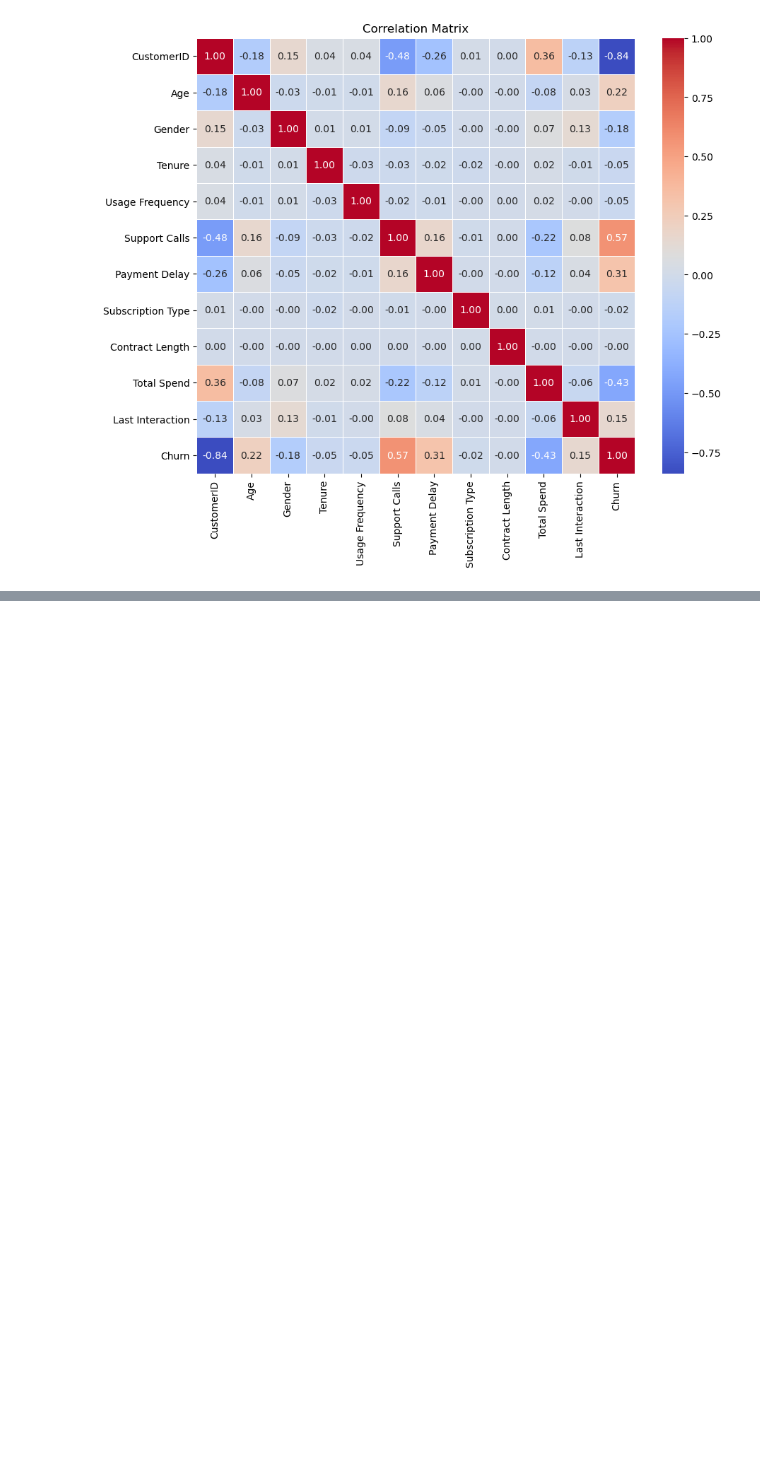
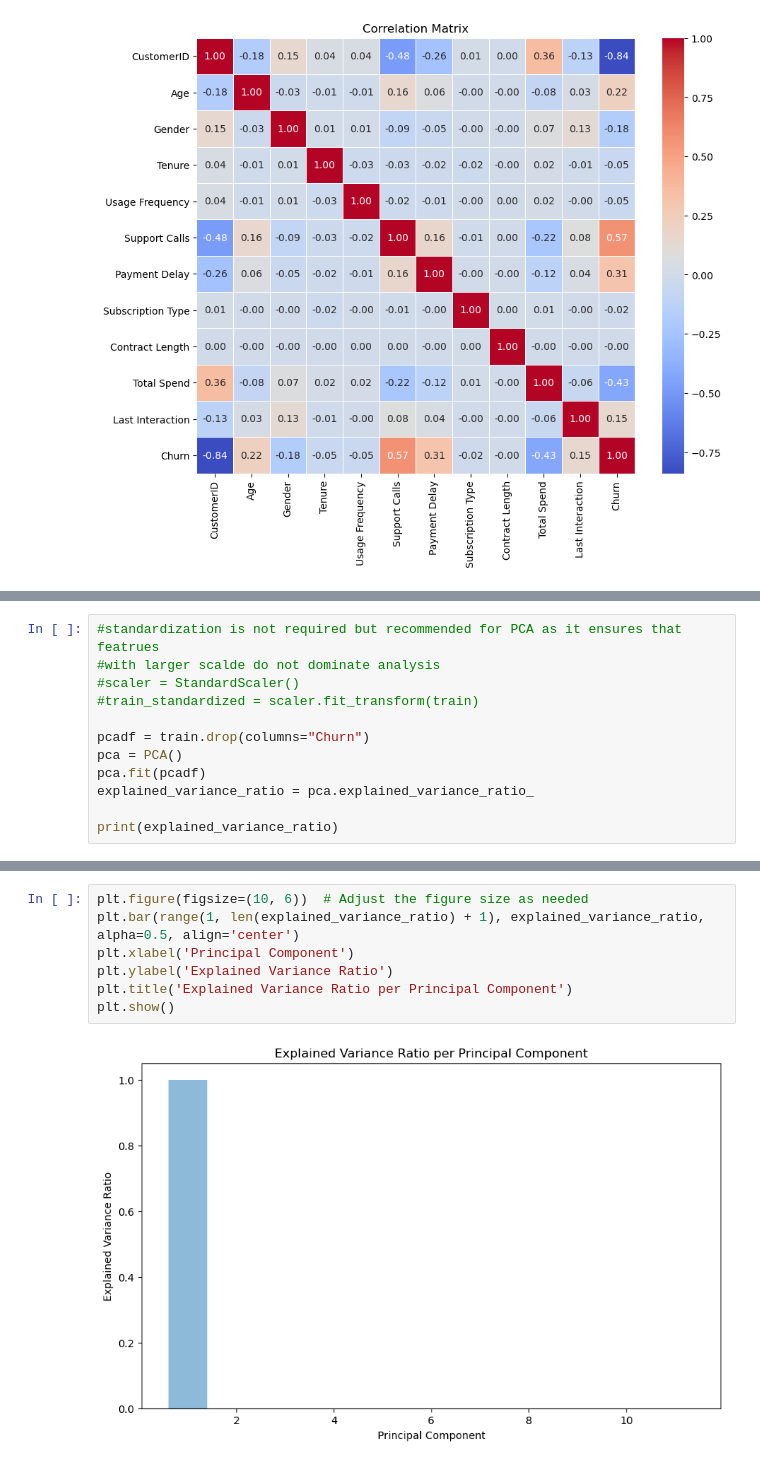
Before and after one commit to Johannes3001/AppliedML_Assign.01, a Jupyter notebook: JohannesCode.ipynb, the cells around one changed output, grey strips where cells are left out. Cells and saved outputs as stored; diff of their text form; blank space fills up the shorter version.

```diff
--- a/JohannesCode.ipynb
+++ b/JohannesCode.ipynb
@@ -165,0 +165,12 @@ plt.show()
+# %%
+#standardization is not required but recommended for PCA as it ensures that featrues
+#with larger scalde do not dominate analysis
+#scaler = StandardScaler()
+#train_standardized = scaler.fit_transform(train)
+
+pcadf = train.drop(columns="Churn")
+pca = PCA()
+pca.fit(pcadf)
+explained_variance_ratio = pca.explained_variance_ratio_
+
+print(explained_variance_ratio)
@@ -165,0 +214,9 @@ plt.show()
+# %%
+plt.figure(figsize=(10, 6))  # Adjust the figure size as needed
+plt.bar(range(1, len(explained_variance_ratio) + 1), explained_variance_ratio, alpha=0.5, align='center')
+plt.xlabel('Principal Component')
+plt.ylabel('Explained Variance Ratio')
+plt.title('Explained Variance Ratio per Principal Component')
+plt.show()
+# %% [output]
+[figure, added]
```
Also changed, not shown: parts of 6 cells of this notebook.
